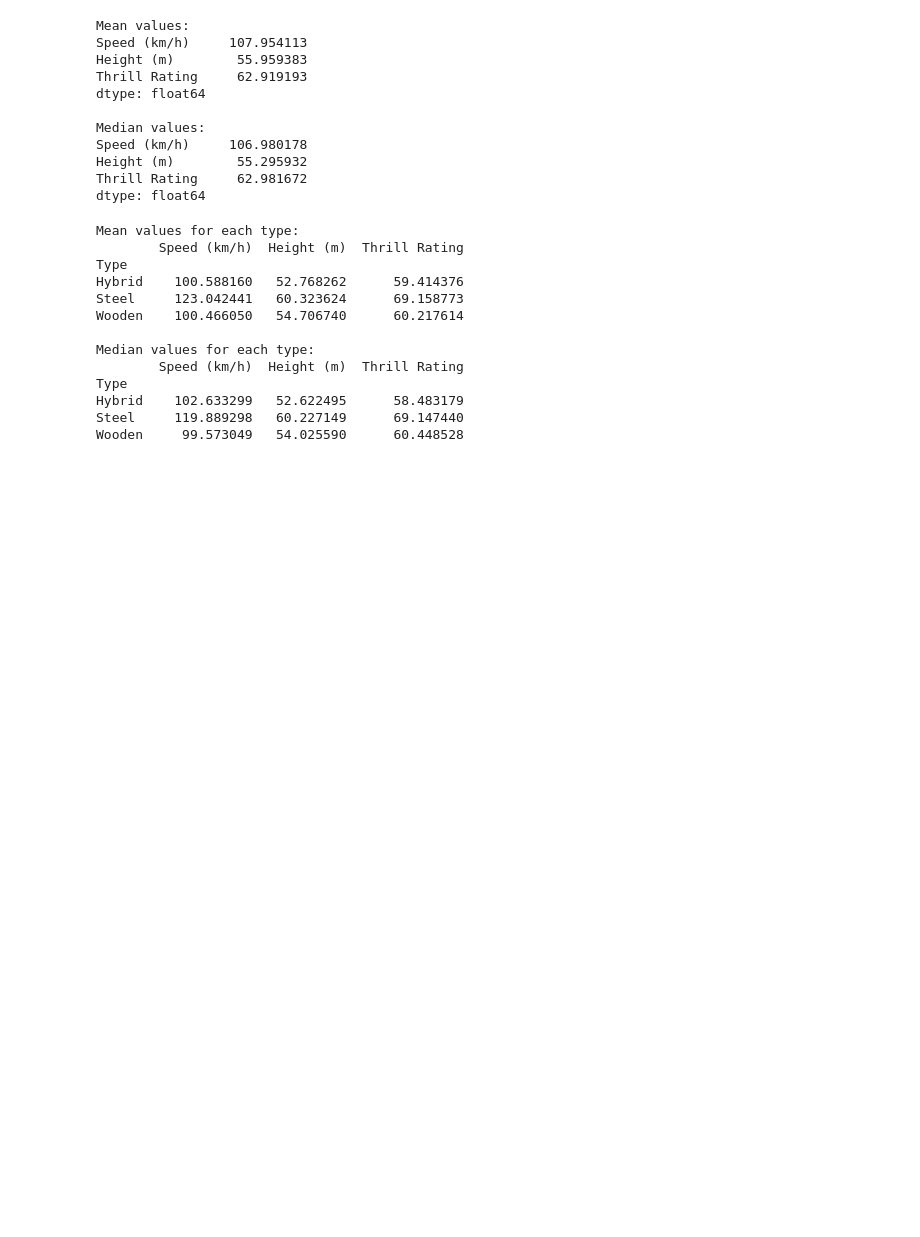
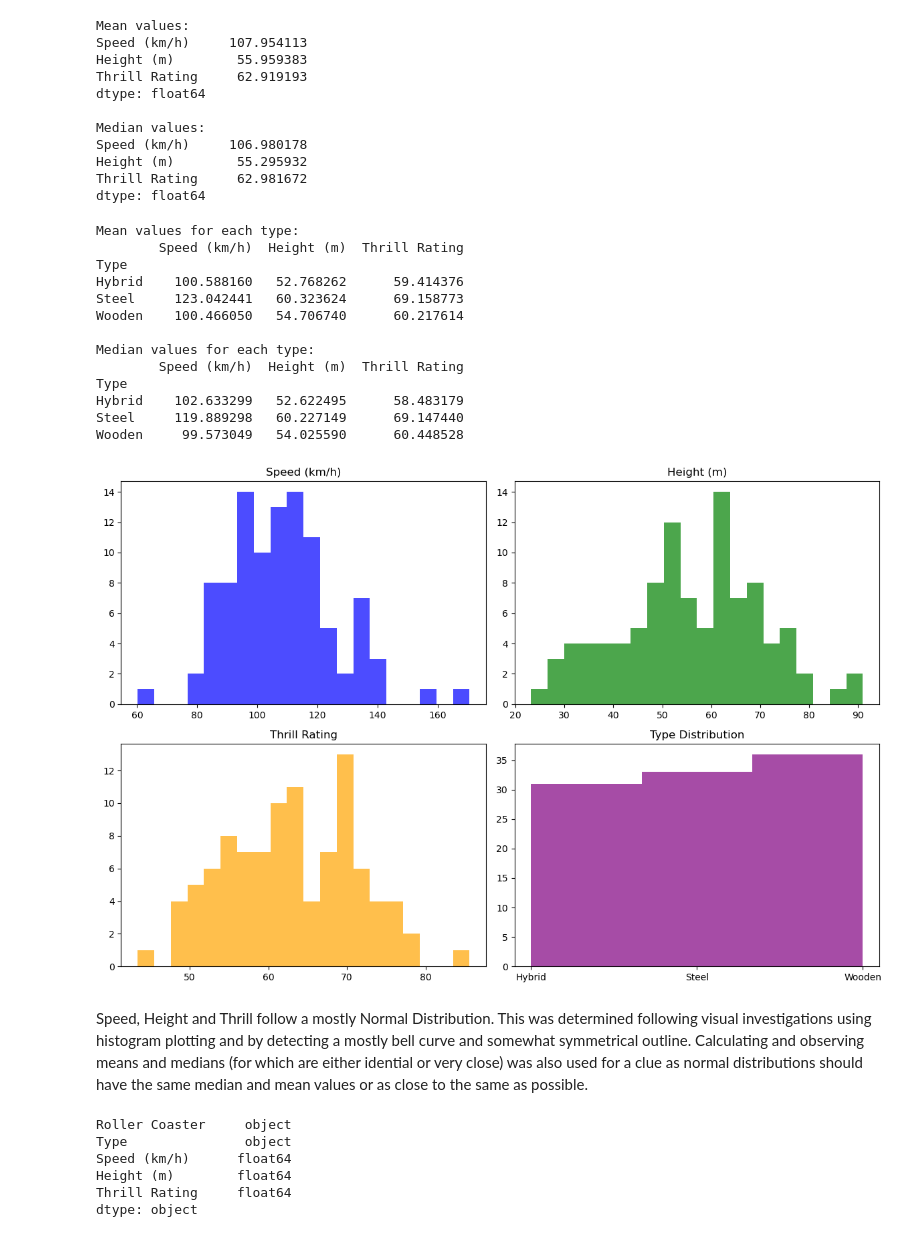
Before and after one commit to Gerbs2193/Programming-for-Data-Analytics, a Jupyter notebook: project.ipynb/project.ipynb, the cells around one changed output. Drawn from its saved outputs; the diff is of its cells as text; code cells hidden in the pictures; blank space fills up the shorter version.

Commit message:
var distributions for synthesis done, vat types done, correlation coefficient done

```diff
--- a/project.ipynb/project.ipynb
+++ b/project.ipynb/project.ipynb
@@ -104,3 +106,52 @@ Type
 Hybrid    102.633299   52.622495      58.483179
 Steel     119.889298   60.227149      69.147440
 Wooden     99.573049   54.025590      60.448528
+# %%
+import matplotlib.pyplot as plt
+import pandas as pd
+roller_coaster_data = pd.read_csv('Coasterss.csv')
+
+# Plot histograms for each variable
+plt.figure(figsize=(12, 8))
+
+# Speed
+plt.subplot(2, 2, 1)
+plt.hist(roller_coaster_data['Speed (km/h)'], bins=20, color='blue', alpha=0.7)
+plt.title('Speed (km/h)')
+
+# Height
+plt.subplot(2, 2, 2)
+plt.hist(roller_coaster_data['Height (m)'], bins=20, color='green', alpha=0.7)
+plt.title('Height (m)')
+
+# Thrill Rating
+plt.subplot(2, 2, 3)
+plt.hist(roller_coaster_data['Thrill Rating'], bins=20, color='orange', alpha=0.7)
+plt.title('Thrill Rating')
+
+# Typ
+plt.subplot(2, 2, 4)
+plt.hist(roller_coaster_data['Type'], bins=3, color='purple', alpha=0.7)
+plt.title('Type Distribution')
+
+plt.tight_layout()
+plt.show()
+# %% [output]
+[figure, added]
+# %% [markdown]
+Speed, Height and Thrill follow a mostly Normal Distribution. This was determined following visual investigations using histogram plotting and by detecting a mostly bell curve and somewhat symmetrical outline. Calculating and observing means and medians (for which are either idential or very close) was also used for a clue as normal distributions should have the same median and mean values or as close to the same as possible.
+# %%
+import pandas as pd
+
+
+roller_coaster_data = pd.read_csv('Coasterss.csv')
+
+# var ypes determie my var types. oroller coaster and types vars are object strings so should be categorical whereas speed, height and thrill rating are showing floats which is numerical.
+print(roller_coaster_data.dtypes)
+# %% [output]
+Roller Coaster     object
+Type               object
+Speed (km/h)      float64
+Height (m)        float64
+Thrill Rating     float64
+dtype: object
```
Also changed, not shown: parts of 5 cells of this notebook.
